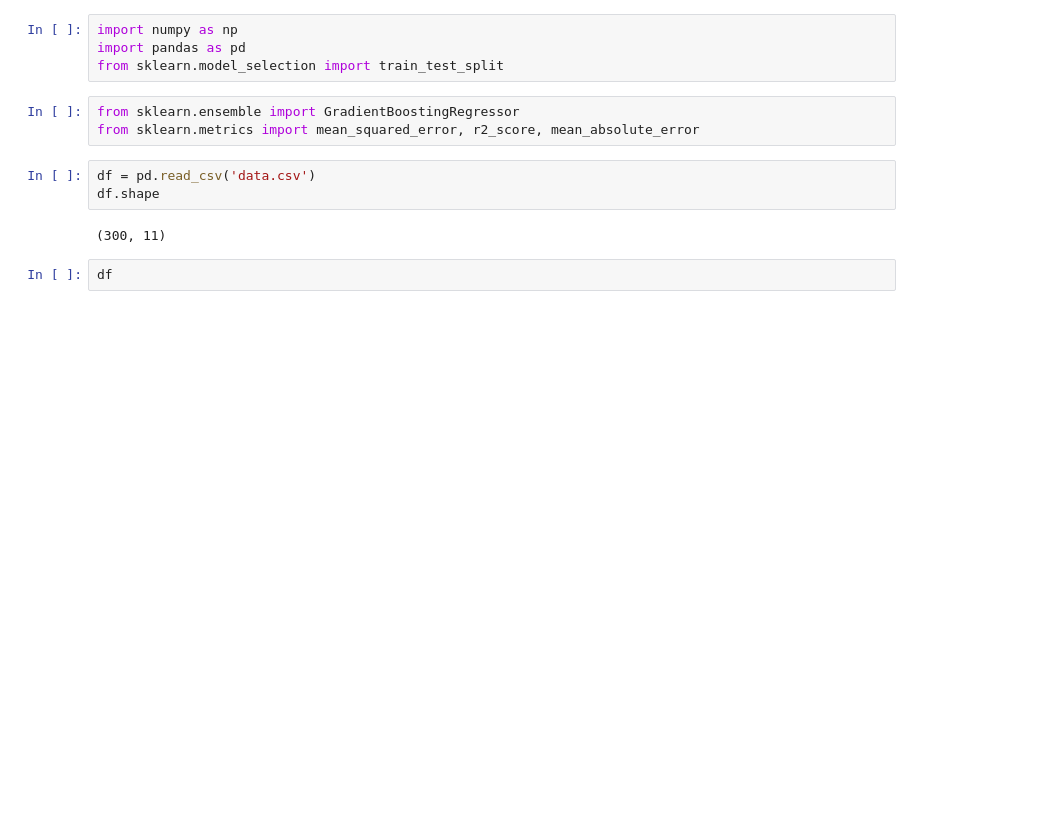
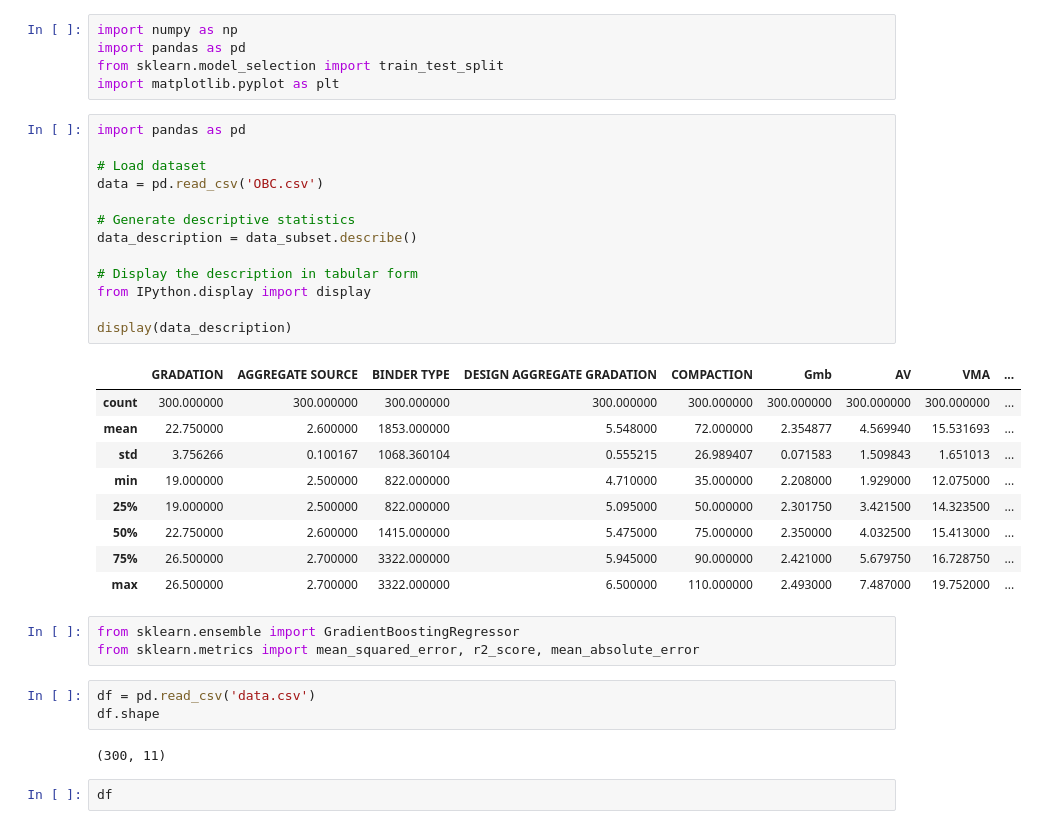
Before and after one commit to Vishur01/Volumetrics, a Jupyter notebook: GBR-Gmb.ipynb, the cells around one changed output. Cells and saved outputs as stored; diff of their text form; blank space fills up the shorter version.

```diff
--- a/GBR-Gmb.ipynb
+++ b/GBR-Gmb.ipynb
@@ -2,6 +2,30 @@
 import numpy as np
 import pandas as pd
 from sklearn.model_selection import train_test_split
+import matplotlib.pyplot as plt
+# %%
+import pandas as pd
+
+# Load dataset
+data = pd.read_csv('OBC.csv')
+
+# Generate descriptive statistics
+data_description = data_subset.describe()
+
+# Display the description in tabular form
+from IPython.display import display
+
+display(data_description)
+# %% [output]
+|  | GRADATION | AGGREGATE SOURCE | BINDER TYPE | DESIGN AGGREGATE GRADATION | COMPACTION | Gmb | AV | VMA | ... |
+| count | 300.000000 | 300.000000 | 300.000000 | 300.000000 | 300.000000 | 300.000000 | 300.000000 | 300.000000 | ... |
+| mean | 22.750000 | 2.600000 | 1853.000000 | 5.548000 | 72.000000 | 2.354877 | 4.569940 | 15.531693 | ... |
+| std | 3.756266 | 0.100167 | 1068.360104 | 0.555215 | 26.989407 | 0.071583 | 1.509843 | 1.651013 | ... |
+| min | 19.000000 | 2.500000 | 822.000000 | 4.710000 | 35.000000 | 2.208000 | 1.929000 | 12.075000 | ... |
+| 25% | 19.000000 | 2.500000 | 822.000000 | 5.095000 | 50.000000 | 2.301750 | 3.421500 | 14.323500 | ... |
+| 50% | 22.750000 | 2.600000 | 1415.000000 | 5.475000 | 75.000000 | 2.350000 | 4.032500 | 15.413000 | ... |
+| 75% | 26.500000 | 2.700000 | 3322.000000 | 5.945000 | 90.000000 | 2.421000 | 5.679750 | 16.728750 | ... |
+| max | 26.500000 | 2.700000 | 3322.000000 | 6.500000 | 110.000000 | 2.493000 | 7.487000 | 19.752000 | ... |
 # %%
 from sklearn.ensemble import GradientBoostingRegressor
 from sklearn.metrics import mean_squared_error, r2_score, mean_absolute_error
```
Also changed, not shown: parts of 11 cells of this notebook, 14 other files.
